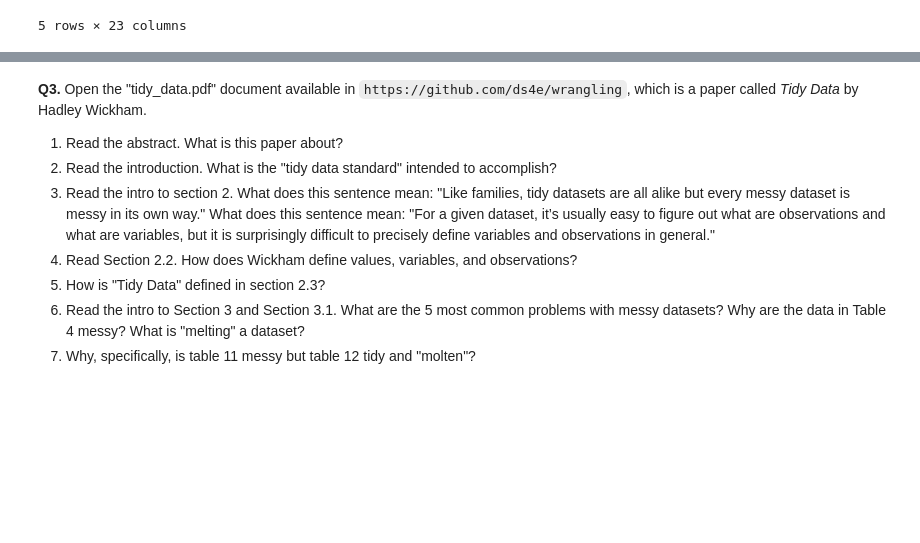
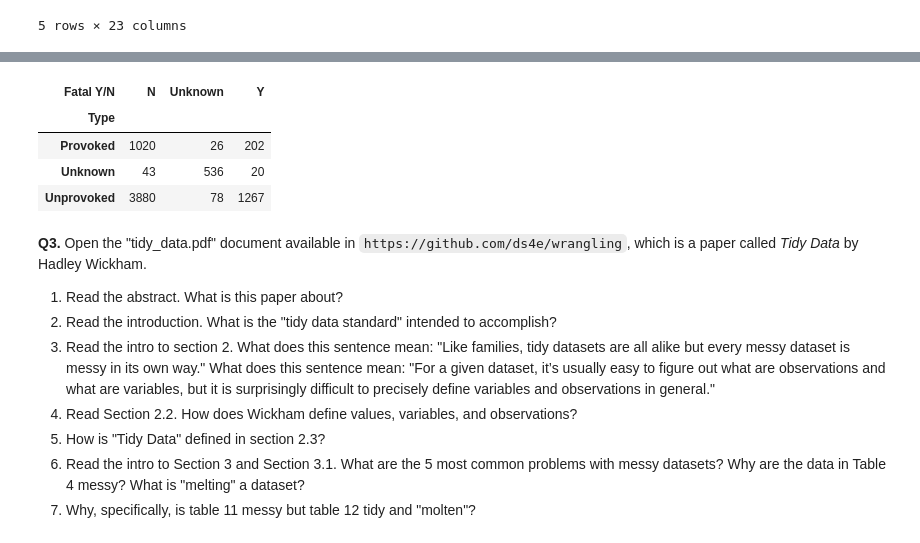
Before and after one commit to AngelikaBaloy/undergrad_ml_assignments, a Jupyter notebook: 01_assignment_wrangling_and_eda.ipynb, the cells around one changed output, grey strips where cells are left out. Saved outputs shown, nothing was run; the diff lists cells and outputs as text; code cells hidden in the pictures; blank space fills up the shorter version.

```diff
--- a/01_assignment_wrangling_and_eda.ipynb
+++ b/01_assignment_wrangling_and_eda.ipynb
@@ -199,0 +233,9 @@ dtype: bool
+# %%
+# 7 ) fatal
+shark_df['Fatal Y/N'].unique()
+
+shark_df['Fatal Y/N']= shark_df['Fatal Y/N'].replace(['n', 'Nq', ' N', 'N '], 'N')
+shark_df['Fatal Y/N']= shark_df['Fatal Y/N'].replace(['y', 'Y x 2'], 'Y')
+shark_df['Fatal Y/N']= shark_df['Fatal Y/N'].replace(['F', 'M', np.nan, 2017, 'UNKNOWN'], 'Unknown')
+
+shark_df['Fatal Y/N'].value_counts() # now only three types exist
@@ -200,3 +249,16 @@ dtype: bool
+# %%
+# 8 )
+
+pd.crosstab(shark_df['Type'], shark_df['Fatal Y/N'])
+# more likely to be fatal when attack is unprovoked
+# fatality ratio when provoked is roughly 1:5
+# fatality ratio when unprovoked is roughly 1:3
+# %% [output]
+| Fatal Y/N | N | Unknown | Y |
+| Type |  |  |  |
+| Provoked | 1020 | 26 | 202 |
+| Unknown | 43 | 536 | 20 |
+| Unprovoked | 3880 | 78 | 1267 |
 # %% [markdown]
 **Q3.** Open the "tidy_data.pdf" document available in `https://github.com/ds4e/wrangling`, which is a paper called *Tidy Data* by Hadley Wickham.
 
```
Also changed, not shown: parts of 7 cells of this notebook.
